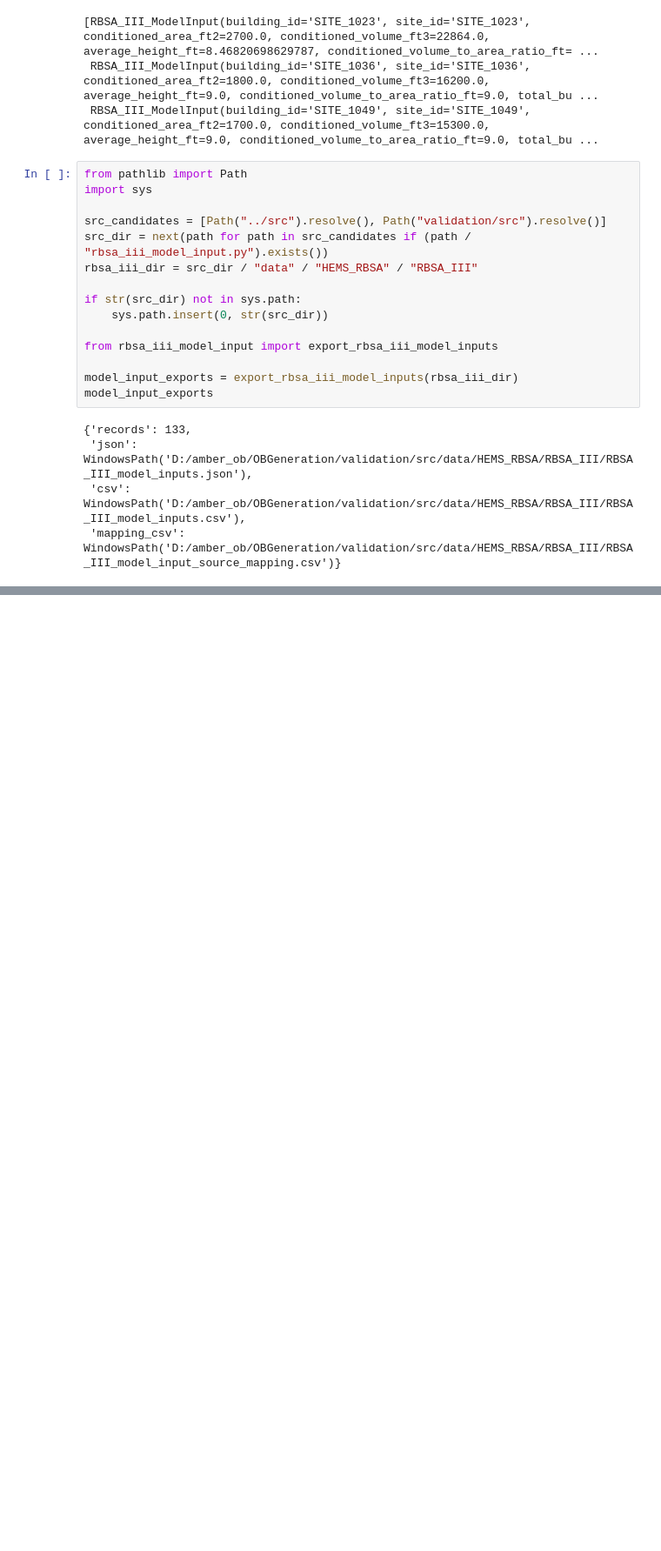
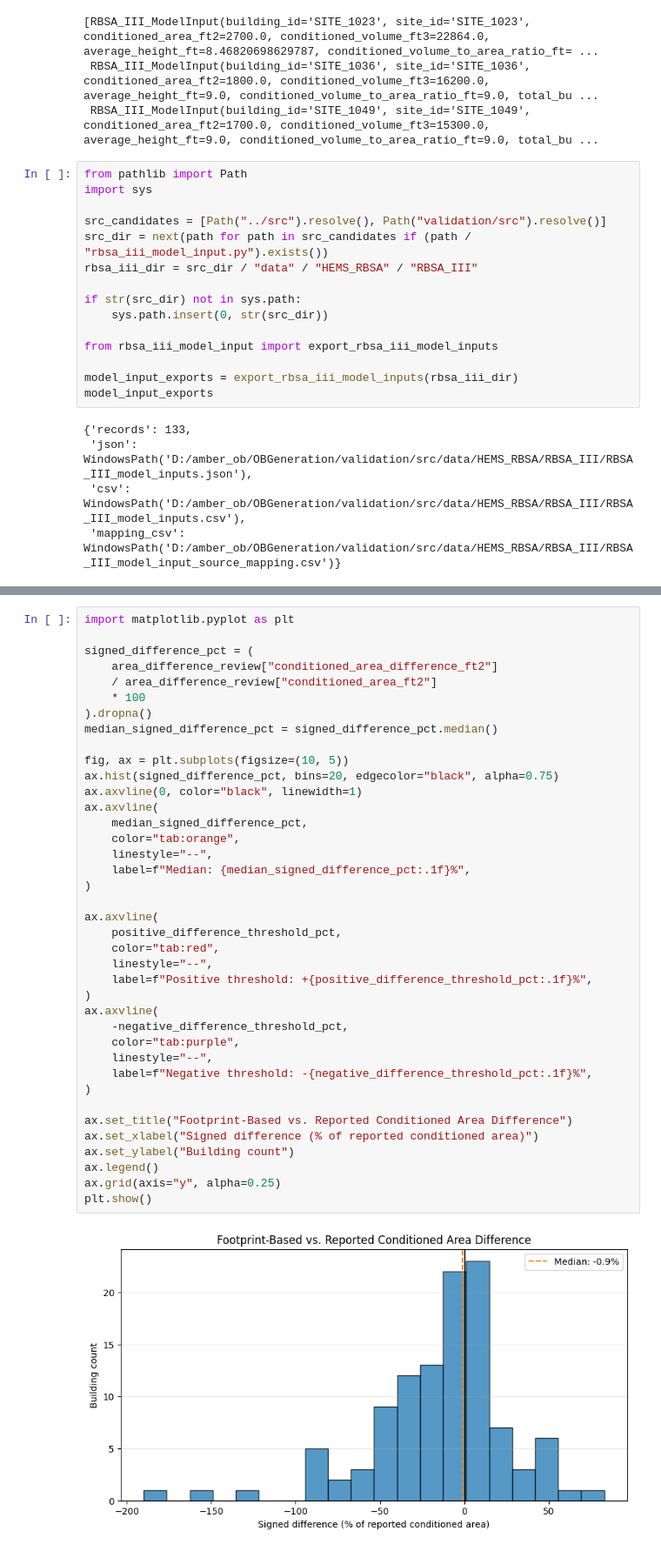
Before and after one commit to AmberJiayuSu/OBGeneration, a Jupyter notebook: validation/notebooks/detailed_site_info.ipynb, the cells around one changed output, grey strips where cells are left out. Shown at 87% size. Cells and saved outputs as stored; diff of their text form; blank space fills up the shorter version.

Commit message:
Add Area Check for Low Quality Data

```diff
--- a/validation/notebooks/detailed_site_info.ipynb
+++ b/validation/notebooks/detailed_site_info.ipynb
@@ -328,0 +392,41 @@ model_input_df[model_input_df[field_to_inspect].isna()]
+# %%
+import matplotlib.pyplot as plt
+
+signed_difference_pct = (
+    area_difference_review["conditioned_area_difference_ft2"]
+    / area_difference_review["conditioned_area_ft2"]
+    * 100
+).dropna()
+median_signed_difference_pct = signed_difference_pct.median()
+
+fig, ax = plt.subplots(figsize=(10, 5))
+ax.hist(signed_difference_pct, bins=20, edgecolor="black", alpha=0.75)
+ax.axvline(0, color="black", linewidth=1)
+ax.axvline(
+    median_signed_difference_pct,
+    color="tab:orange",
+    linestyle="--",
+    label=f"Median: {median_signed_difference_pct:.1f}%",
+)
+
+ax.axvline(
+    positive_difference_threshold_pct,
+    color="tab:red",
+    linestyle="--",
+    label=f"Positive threshold: +{positive_difference_threshold_pct:.1f}%",
+)
+ax.axvline(
+    -negative_difference_threshold_pct,
+    color="tab:purple",
+    linestyle="--",
+    label=f"Negative threshold: -{negative_difference_threshold_pct:.1f}%",
+)
+
+ax.set_title("Footprint-Based vs. Reported Conditioned Area Difference")
+ax.set_xlabel("Signed difference (% of reported conditioned area)")
+ax.set_ylabel("Building count")
+ax.legend()
+ax.grid(axis="y", alpha=0.25)
+plt.show()
+# %% [output]
+[figure, added]
```
Also changed, not shown: parts of 4 cells of this notebook, 1 other file.
